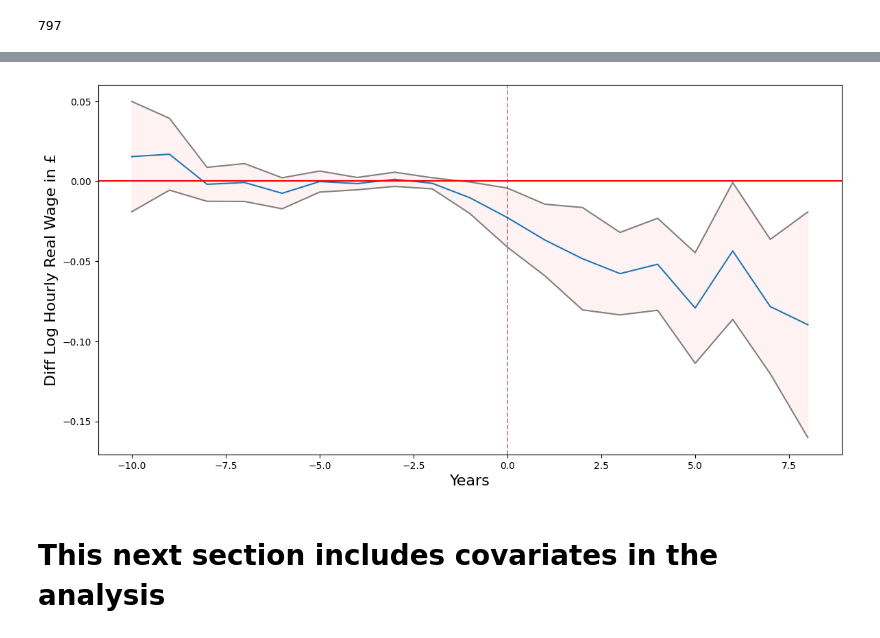
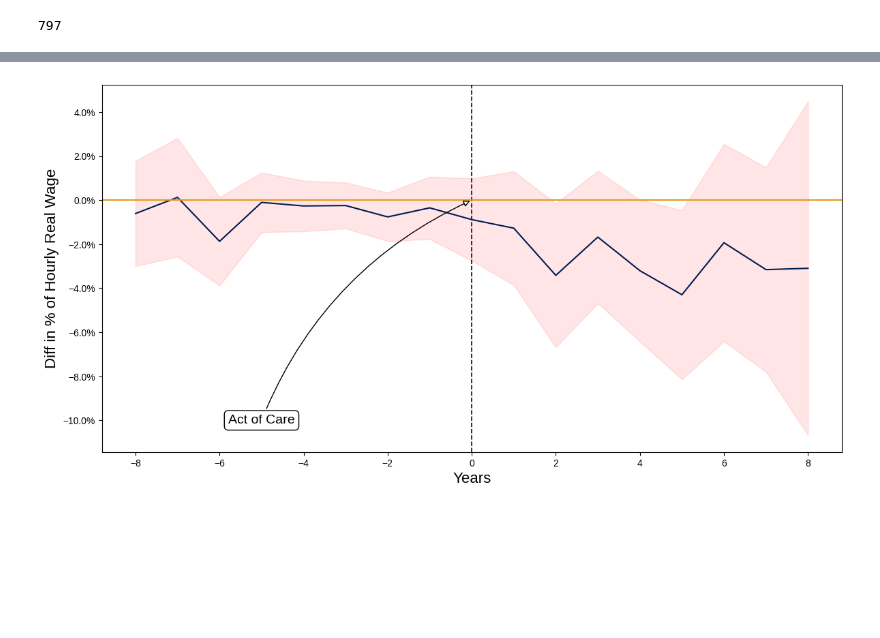
Before and after one commit to centre-for-care/costofcare, a Jupyter notebook: parallalel_isc.ipynb, the cells around one changed output, grey strips where cells are left out. Saved outputs shown, nothing was run; the diff lists cells and outputs as text; code cells hidden in the pictures; blank space fills up the shorter version.

Commit message:
more new plots

```diff
--- a/parallalel_isc.ipynb
+++ b/parallalel_isc.ipynb
@@ -31,16 +106,2 @@ controls[controls.pidp==1088956767] # this is important, dont delete, this case
 # %%
 controls = controls[~(controls.pidp==1020477375)]
-# %%
-def get_control_clean(c_data, t_data):
-    samples = []
-    t_ids = t_data.pidp.unique().tolist()
-    for t_id in t_ids:
-        out = {}
-        treat_time = t_data[t_data.pidp == t_id].year_treated.unique()[0]
-        treat = t_data[t_data.pidp == t_id].pivot_table(index='year', columns='pidp', values='log_wage_h_deflated')
-        control = c_data.pivot_table(index='year', columns='pidp', values='log_wage_h_deflated')
-        sub_sample = pd.concat([treat, control], axis=1, join="inner") # concat-join-inner ensure using index (year) as key
-        out['data'] = sub_sample.dropna(axis=1) # only complete columns
-        out['treat_time'] = treat_time
-        samples.append(out)
-    return samples
@@ -169,3 +112,8 @@ sc(samples[100])
+# %%
+## I NEED TO MAKE SURE THE VARIABLES ARE ALWAYS NUMERIC.
+#samples = get_control_clean(controls, treated, ['log_wage_h_deflated'], 'log_wage_h_deflated')
+#samples = get_control_clean(controls, treated, ['log_wage_h_deflated', 'dvage', 'sex_recoded', 'asian', 'black', 'mixed', 'other'], 'log_wage_h_deflated')
+samples = get_control_clean(controls, treated, ['log_wage_h_deflated', 'dvage', 'sex_recoded', 'mastat_recoded', 'asian', 'black', 'mixed', 'other', 'low', 'middle'], 'log_wage_h_deflated')
 # %%
 out = isc(samples)
 # %%
@@ -179,25 +127,31 @@ ts.mean(axis=1).plot()
 # %%
 import math
 import matplotlib.pyplot as plt
-import matplotlib.ticker as mtick
+import matplotlib as mpl
 from matplotlib.pyplot import figure
+mpl.rc('font', family='Liberation Sans')
 
 figure(figsize=(14, 7))
-differences = pd.concat(out['diffs'], axis=1).sort_index()
-differences.mean(axis=1).plot()
-(differences.mean(axis=1) + (1.96*(differences.std(axis=1)/differences.count(axis=1).apply(math.sqrt)))).plot(color='grey')
-(differences.mean(axis=1) - (1.96*(differences.std(axis=1)/differences.count(axis=1).apply(math.sqrt)))).plot(color='grey')
-differences.count()
-plt.axvline(x=0, linestyle='--', color='darkred', alpha=.5, linewidth=1.25)
+differences = pd.concat(out['diffs'], axis=1).sort_index()[-8:8] * 100
+ax = differences.mean(axis=1).plot(color='#001c54')
+plt.axvline(x=0, linestyle='--', color='#001c54', alpha=1, linewidth=1.25)
 plt.xlabel('Years', fontsize=16)
-plt.ylabel('Diff Log Hourly Real Wage in £', fontsize=16)
-plt.axhline(y=0, color='r', linestyle='-')
+plt.ylabel('Diff in % of Hourly Real Wage', fontsize=16)
+plt.axhline(y=0, color='#E89818', linestyle='-')
 plt.fill_between(x=differences.index,
                  y1=differences.mean(axis=1) + (1.96*(differences.std(axis=1)/differences.count(axis=1).apply(math.sqrt))),
                  y2=differences.mean(axis=1) - (1.96*(differences.std(axis=1)/differences.count(axis=1).apply(math.sqrt))),
-                     color='red', alpha=0.05)
+                     color='red', alpha=0.1)
+ax.yaxis.set_major_formatter(mtick.PercentFormatter())
+ax.annotate("Act of Care",
+            xy=(0, 0), xycoords='data',
+            xytext=(-5, -10), textcoords='data',
+            size=14, va="center", ha="center",
+            bbox=dict(boxstyle="round", fc="w"),
+            arrowprops=dict(arrowstyle="-|>", linestyle='-',
+                            connectionstyle="arc3,rad=-0.2",
+                            fc="w"))
+
 plt.show()
 # %% [output]
-[figure, old version]
+[figure, new version]
-# %% [markdown]
-# This next section includes covariates in the analysis
```
Also changed, not shown: parts of 16 cells of this notebook, 4 other files.
